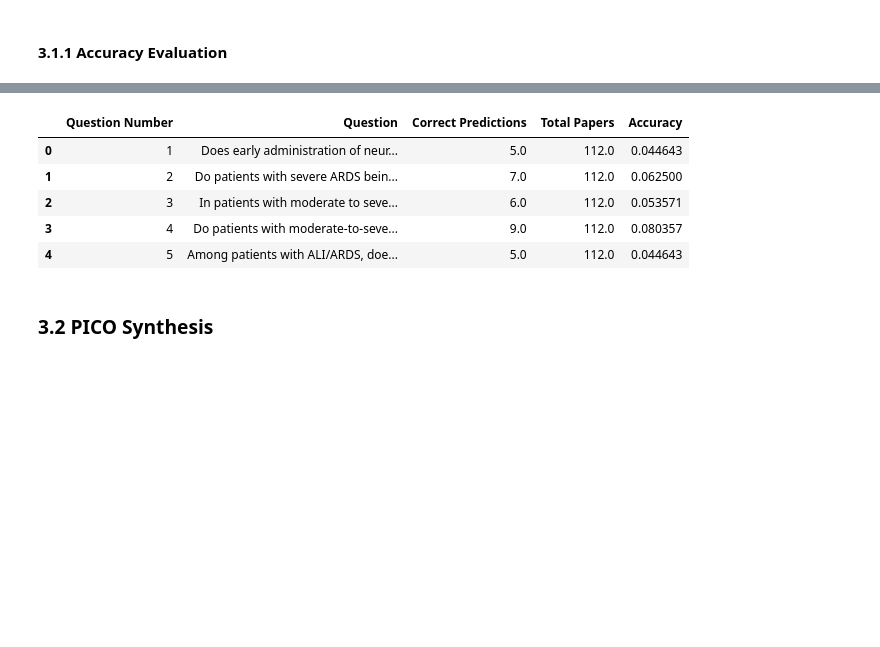
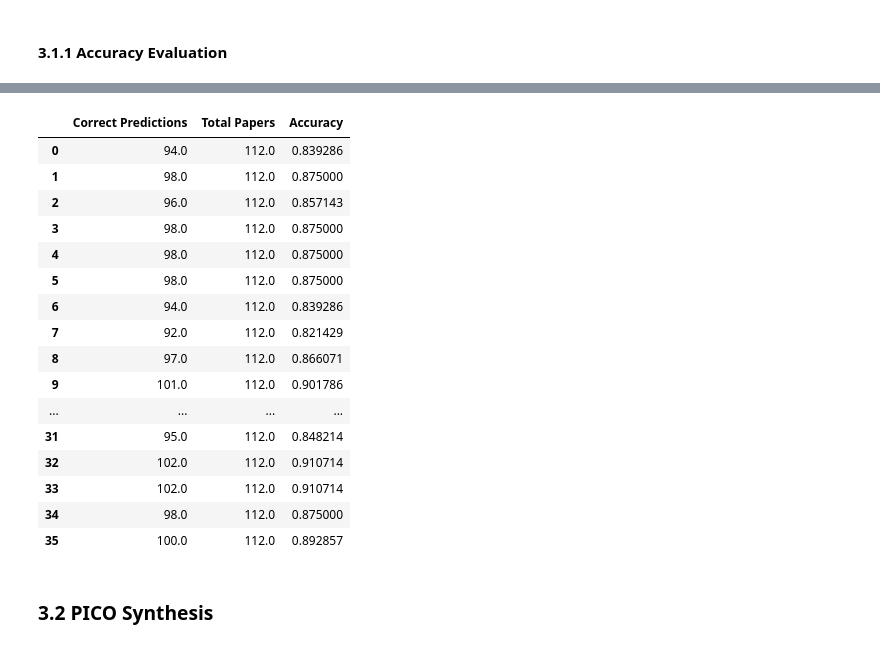
Before and after one commit to suim-park/GraphRAG_experiments, a Jupyter notebook: synthesis.ipynb, the cells around one changed output, grey strips where cells are left out. Cells and saved outputs as stored; diff of their text form; code cells hidden in the pictures; blank space fills up the shorter version.

```diff
--- a/synthesis.ipynb
+++ b/synthesis.ipynb
@@ -337,18 +387,26 @@ total_vocab_set = set(
 # %%
 # Apply the accuracy computation function to each row
-df_accuracy = df_merged.apply(
+df_accuracy_ = merged_stance_final.apply(
     lambda row: compute_accuracy_with_total_vocab(row, total_vocab_set), axis=1
 )
-# %%
-# Combine results with original question metadata
-df_result = pd.concat([df_merged[["Question Number", "Question"]], df_accuracy], axis=1)
-
-# Display the first few rows of the final result
-df_result.head()
-# %% [output]
-|  | Question Number | Question | Correct Predictions | Total Papers | Accuracy |
-| 0 | 1 | Does early administration of neur... | 5.0 | 112.0 | 0.044643 |
-| 1 | 2 | Do patients with severe ARDS bein... | 7.0 | 112.0 | 0.062500 |
-| 2 | 3 | In patients with moderate to seve... | 6.0 | 112.0 | 0.053571 |
-| 3 | 4 | Do patients with moderate-to-seve... | 9.0 | 112.0 | 0.080357 |
-| 4 | 5 | Among patients with ALI/ARDS, doe... | 5.0 | 112.0 | 0.044643 |
+# %%
+# Check the result for 36 questions
+df_accuracy
+# %% [output]
+|  | Correct Predictions | Total Papers | Accuracy |
+| 0 | 94.0 | 112.0 | 0.839286 |
+| 1 | 98.0 | 112.0 | 0.875000 |
+| 2 | 96.0 | 112.0 | 0.857143 |
+| 3 | 98.0 | 112.0 | 0.875000 |
+| 4 | 98.0 | 112.0 | 0.875000 |
+| 5 | 98.0 | 112.0 | 0.875000 |
+| 6 | 94.0 | 112.0 | 0.839286 |
+| 7 | 92.0 | 112.0 | 0.821429 |
+| 8 | 97.0 | 112.0 | 0.866071 |
+| 9 | 101.0 | 112.0 | 0.901786 |
+| ... | ... | ... | ... |
+| 31 | 95.0 | 112.0 | 0.848214 |
+| 32 | 102.0 | 112.0 | 0.910714 |
+| 33 | 102.0 | 112.0 | 0.910714 |
+| 34 | 98.0 | 112.0 | 0.875000 |
+| 35 | 100.0 | 112.0 | 0.892857 |
```
Also changed, not shown: parts of 10 cells of this notebook, 4 other files.
